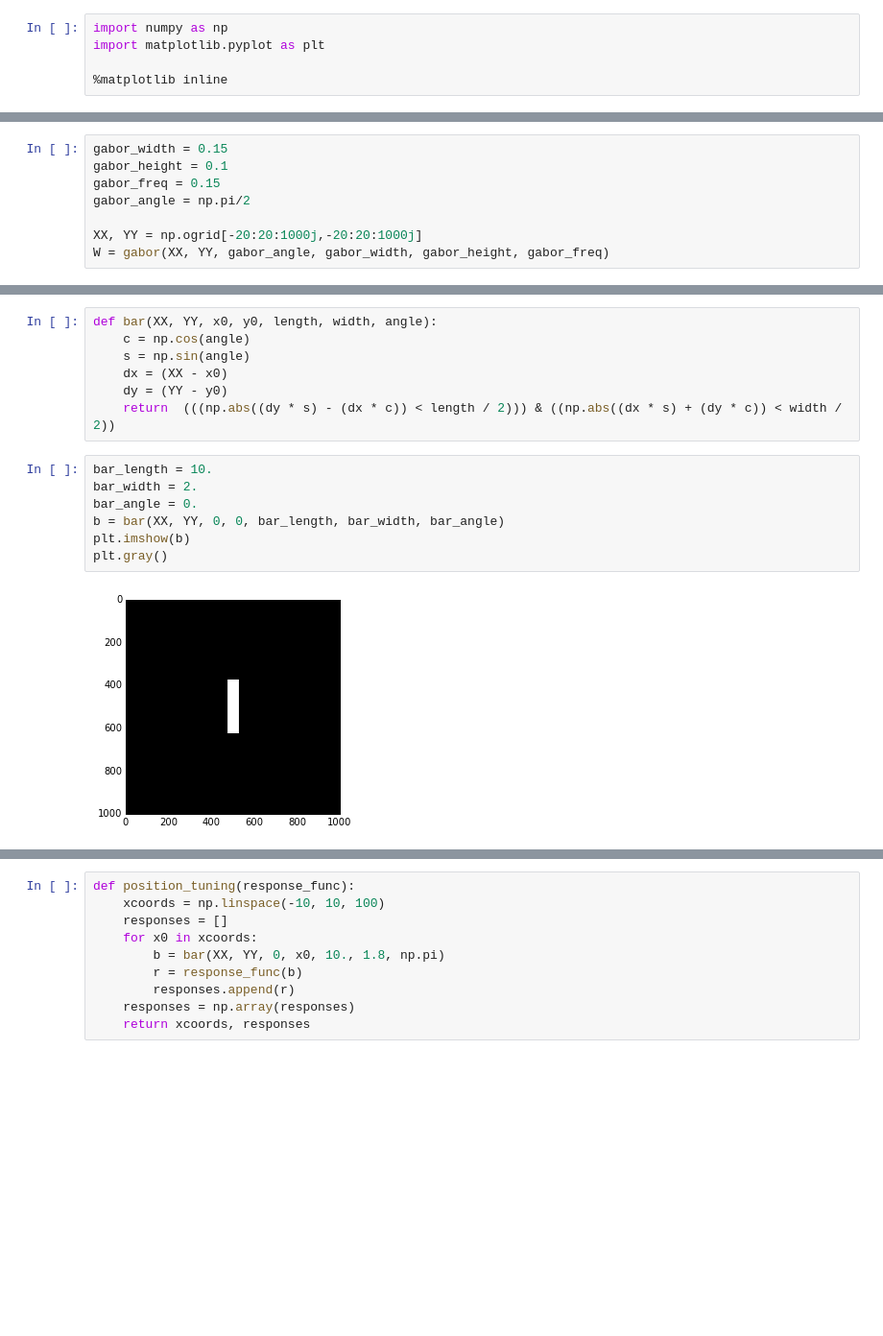
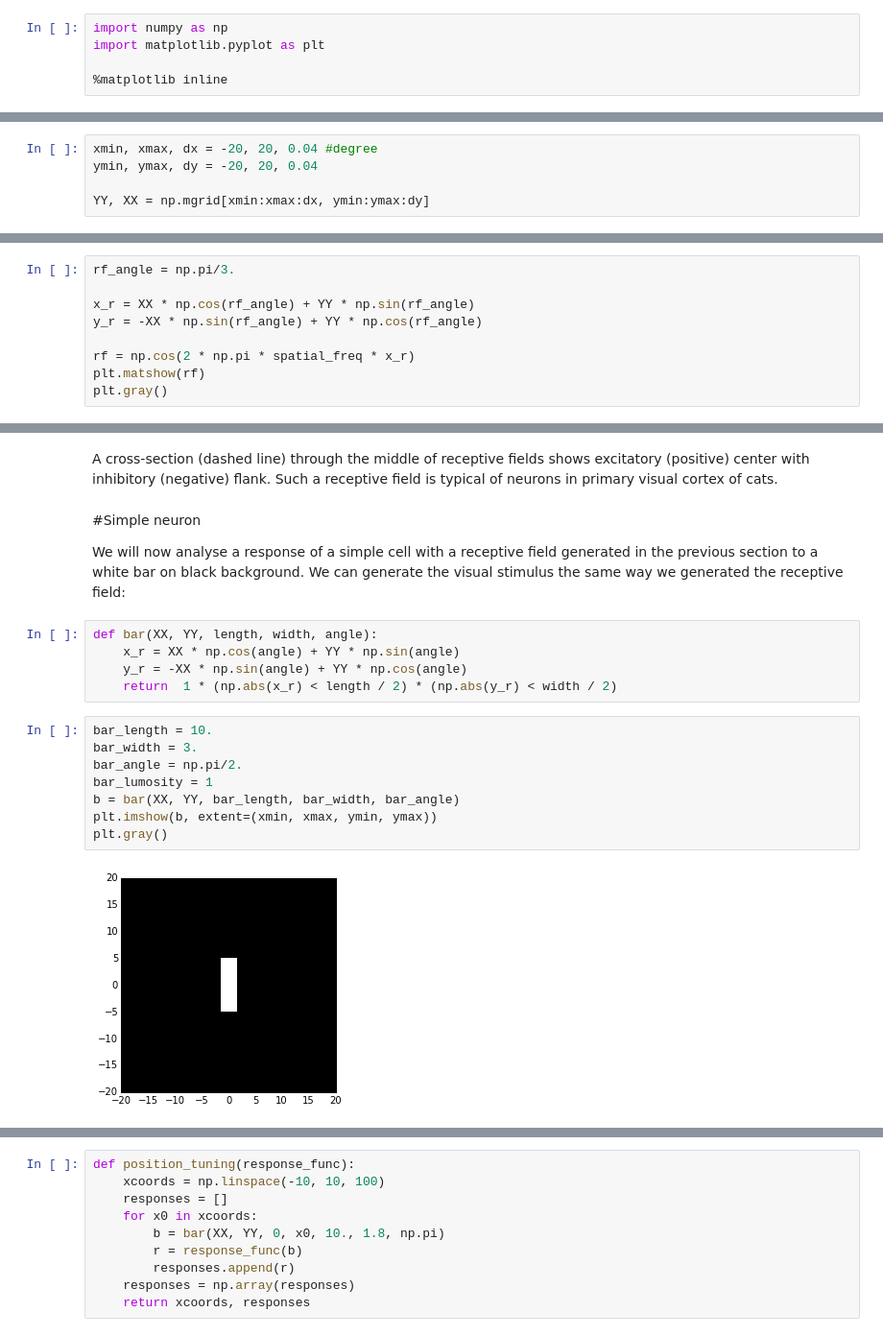
Before and after one commit to btel/python-in-neuroscience-tutorials, a Jupyter notebook: receptive_fields_models.ipynb, the cells around one changed output, grey strips where cells are left out. Shown: that part at 96% size. Drawn from its saved outputs; the diff is of its cells as text; blank space fills up the shorter version.

```diff
--- a/receptive_fields_models.ipynb
+++ b/receptive_fields_models.ipynb
@@ -22,0 +44,5 @@ import matplotlib.pyplot as plt
+# %%
+xmin, xmax, dx = -20, 20, 0.04 #degree
+ymin, ymax, dy = -20, 20, 0.04
+
+YY, XX = np.mgrid[xmin:xmax:dx, ymin:ymax:dy]
@@ -22,0 +64,9 @@ import matplotlib.pyplot as plt
+# %%
+rf_angle = np.pi/3.
+
+x_r = XX * np.cos(rf_angle) + YY * np.sin(rf_angle)
+y_r = -XX * np.sin(rf_angle) + YY * np.cos(rf_angle)
+
+rf = np.cos(2 * np.pi * spatial_freq * x_r)
+plt.matshow(rf)
+plt.gray()
@@ -29,9 +99 @@ def gabor(XX, YY, theta, a, b, F):
     return gaussian * complex_grating.real
-# %%
-gabor_width = 0.15
-gabor_height = 0.1
-gabor_freq = 0.15
-gabor_angle = np.pi/2
-
-XX, YY = np.ogrid[-20:20:1000j,-20:20:1000j]
-W = gabor(XX, YY, gabor_angle, gabor_width, gabor_height, gabor_freq)
@@ -45,17 +123,22 @@ plt.colorbar()
+# %% [markdown]
+A cross-section (dashed line) through the middle of receptive fields shows excitatory (positive) center with inhibitory (negative) flank. Such a receptive field is typical of neurons in primary visual cortex of cats.
+# %% [markdown]
+#Simple neuron
+
+We will now analyse a response of a simple cell with a receptive field generated in the previous section to a white bar on black background. We can generate the visual stimulus the same way we generated the receptive field:
 # %%
-def bar(XX, YY, x0, y0, length, width, angle):
-    c = np.cos(angle)
-    s = np.sin(angle)
-    dx = (XX - x0)
-    dy = (YY - y0)
-    return  (((np.abs((dy * s) - (dx * c)) < length / 2))) & ((np.abs((dx * s) + (dy * c)) < width / 2))
+def bar(XX, YY, length, width, angle):
+    x_r = XX * np.cos(angle) + YY * np.sin(angle)
+    y_r = -XX * np.sin(angle) + YY * np.cos(angle)
+    return  1 * (np.abs(x_r) < length / 2) * (np.abs(y_r) < width / 2)
 # %%
 bar_length = 10.
-bar_width = 2.
-bar_angle = 0.
-b = bar(XX, YY, 0, 0, bar_length, bar_width, bar_angle)
-plt.imshow(b)
+bar_width = 3.
+bar_angle = np.pi/2.
+bar_lumosity = 1
+b = bar(XX, YY, bar_length, bar_width, bar_angle)
+plt.imshow(b, extent=(xmin, xmax, ymin, ymax))
 plt.gray()
 # %% [output]
-[figure, old version]
+[figure, new version]
 # %%
```
Also changed, not shown: parts of 40 cells of this notebook, 4 other files.
